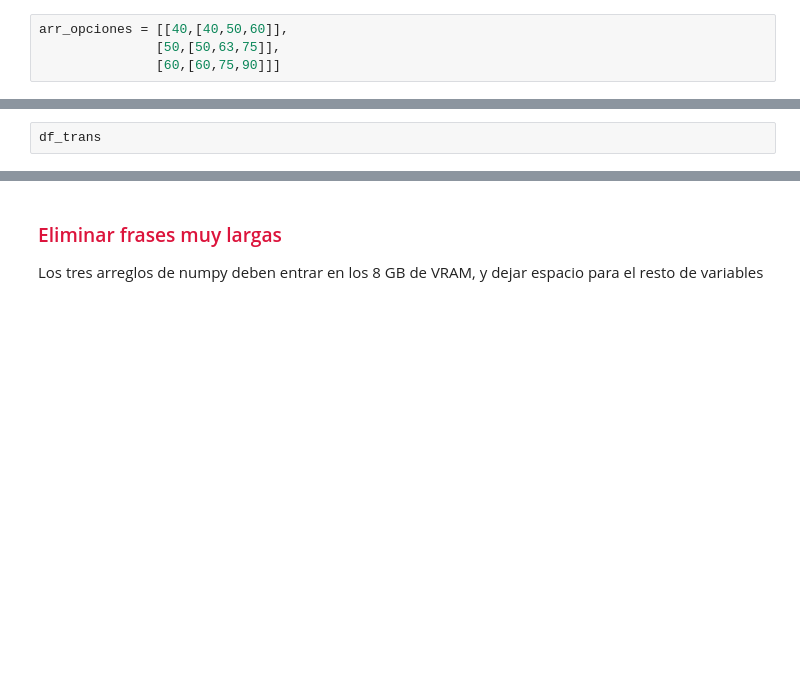
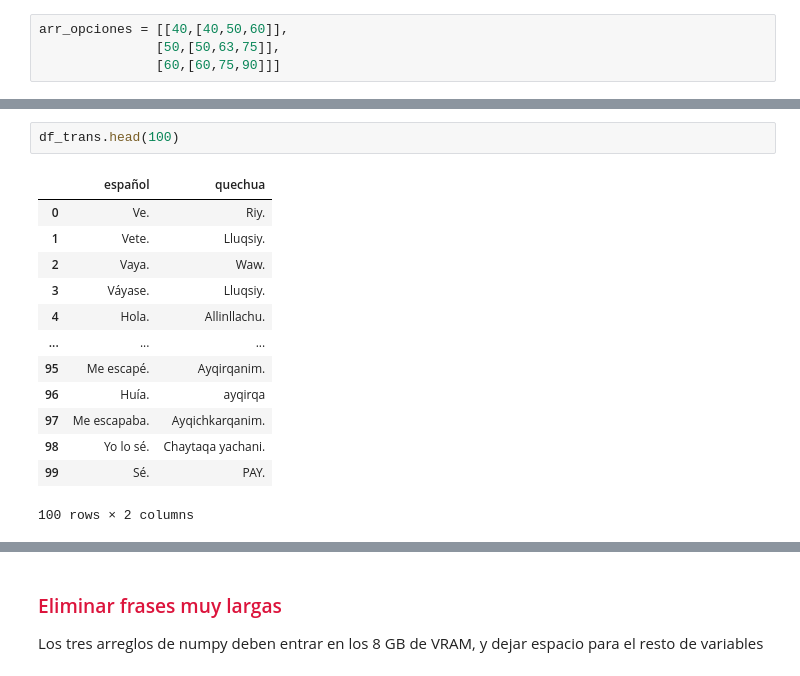
Before and after one commit to JRXYZ/Traductor-Quechua-Espa-ol-Espa-ol-Quechua, a Jupyter notebook: Entrena spanish - quechua GPU-v2.ipynb, the cells around one changed output, grey strips where cells are left out. Saved outputs shown, nothing was run; the diff lists cells and outputs as text; blank space fills up the shorter version.

```diff
--- a/Entrena spanish - quechua GPU-v2.ipynb
+++ b/Entrena spanish - quechua GPU-v2.ipynb
@@ -83,2 +100,16 @@ for sub_path in sub_paths:
 # %%
-df_trans
+df_trans.head(100)
+# %% [output]
+|  | español | quechua |
+| 0 | Ve. | Riy. |
+| 1 | Vete. | Lluqsiy. |
+| 2 | Vaya. | Waw. |
+| 3 | Váyase. | Lluqsiy. |
+| 4 | Hola. | Allinllachu. |
+| ... | ... | ... |
+| 95 | Me escapé. | Ayqirqanim. |
+| 96 | Huía. | ayqirqa |
+| 97 | Me escapaba. | Ayqichkarqanim. |
+| 98 | Yo lo sé. | Chaytaqa yachani. |
+| 99 | Sé. | PAY. |
+100 rows × 2 columns
```
Also changed, not shown: parts of 18 cells of this notebook, 31 other files.
